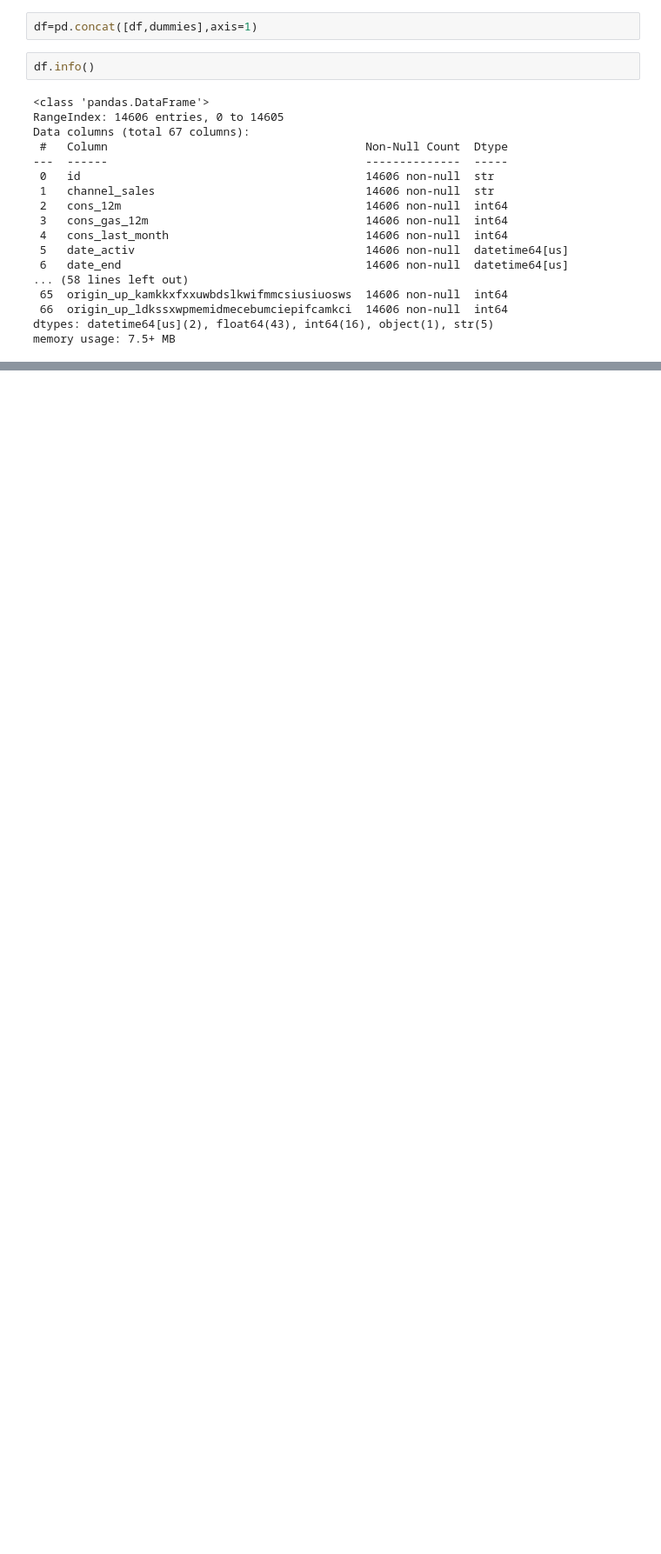
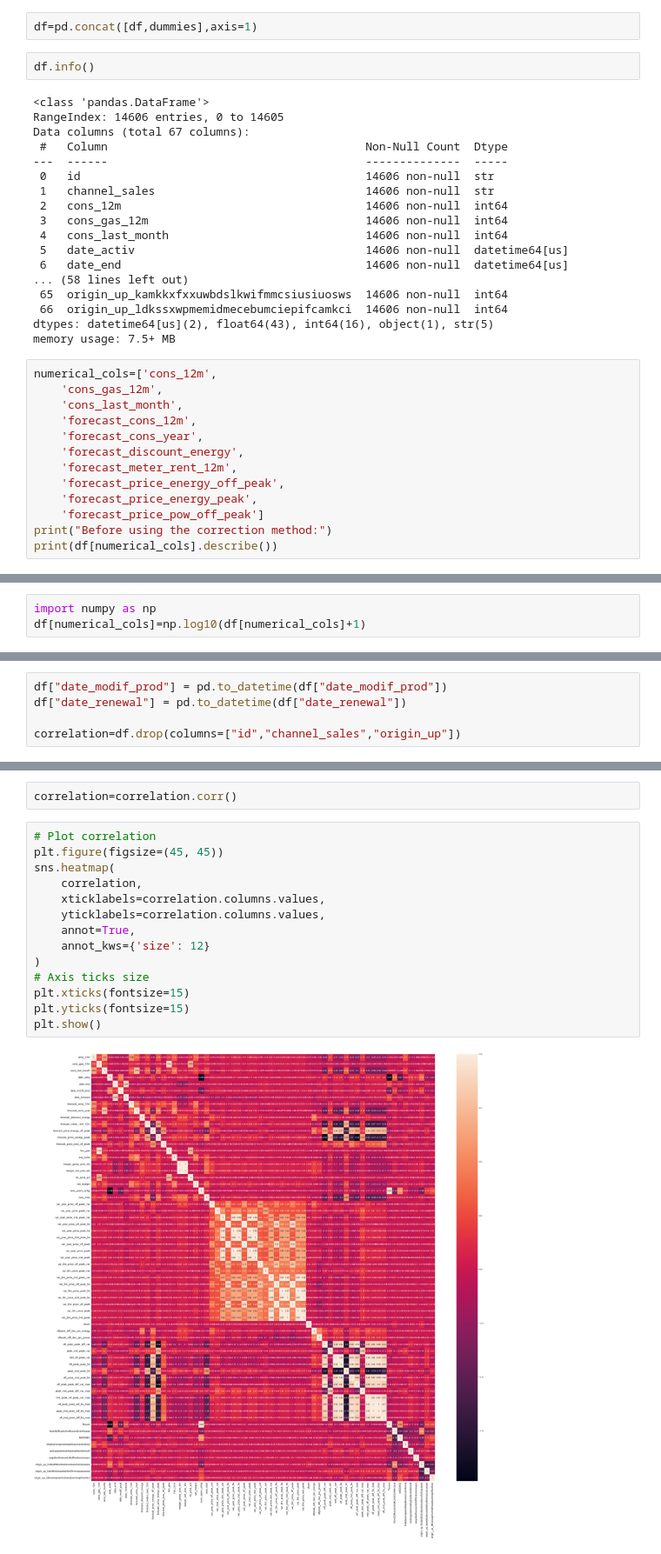
Before and after one commit to gsam99/Churn_prediction, a Jupyter notebook: EDA.ipynb, the cells around one changed output, grey strips where cells are left out. Shown at 87% size. Cells and saved outputs as stored; diff of their text form; blank space fills up the shorter version.

```diff
--- a/EDA.ipynb
+++ b/EDA.ipynb
@@ -808,3 +808,16 @@ Data columns (total 67 columns):
  66  origin_up_ldkssxwpmemidmecebumciepifcamkci  14606 non-null  int64
 dtypes: datetime64[us](2), float64(43), int64(16), object(1), str(5)
 memory usage: 7.5+ MB
+# %%
+numerical_cols=['cons_12m',
+    'cons_gas_12m',
+    'cons_last_month',
+    'forecast_cons_12m',
+    'forecast_cons_year',
+    'forecast_discount_energy',
+    'forecast_meter_rent_12m',
+    'forecast_price_energy_off_peak',
+    'forecast_price_energy_peak',
+    'forecast_price_pow_off_peak']
+print("Before using the correction method:")
+print(df[numerical_cols].describe())
@@ -810,0 +842,3 @@ memory usage: 7.5+ MB
+# %%
+import numpy as np
+df[numerical_cols]=np.log10(df[numerical_cols]+1)
@@ -810,0 +865,5 @@ memory usage: 7.5+ MB
+# %%
+df["date_modif_prod"] = pd.to_datetime(df["date_modif_prod"])
+df["date_renewal"] = pd.to_datetime(df["date_renewal"])
+
+correlation=df.drop(columns=["id","channel_sales","origin_up"])
@@ -810,0 +890,18 @@ memory usage: 7.5+ MB
+# %%
+correlation=correlation.corr()
+# %%
+# Plot correlation
+plt.figure(figsize=(45, 45))
+sns.heatmap(
+    correlation,
+    xticklabels=correlation.columns.values,
+    yticklabels=correlation.columns.values,
+    annot=True,
+    annot_kws={'size': 12}
+)
+# Axis ticks size
+plt.xticks(fontsize=15)
+plt.yticks(fontsize=15)
+plt.show()
+# %% [output]
+[figure, added]
```
Also changed, not shown: parts of 3 cells of this notebook.
